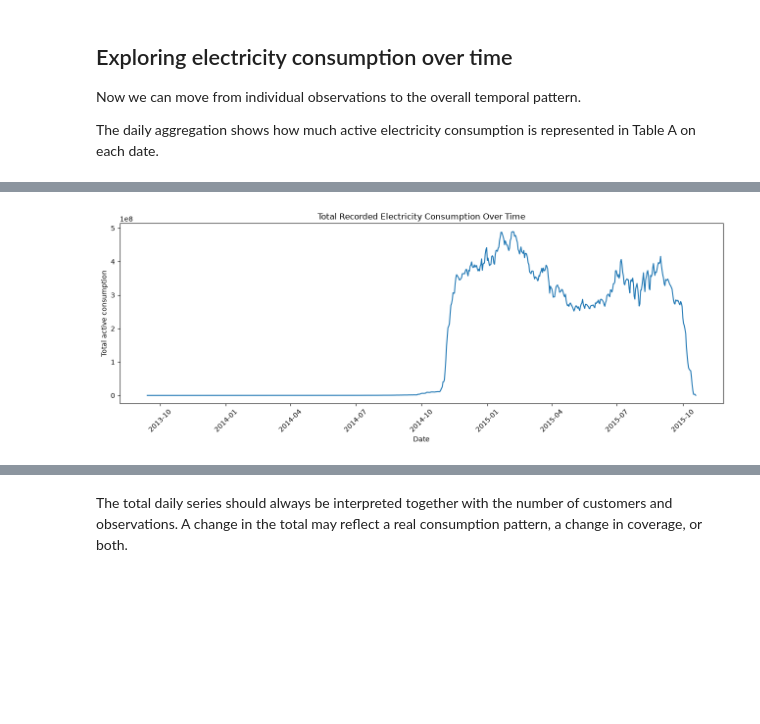
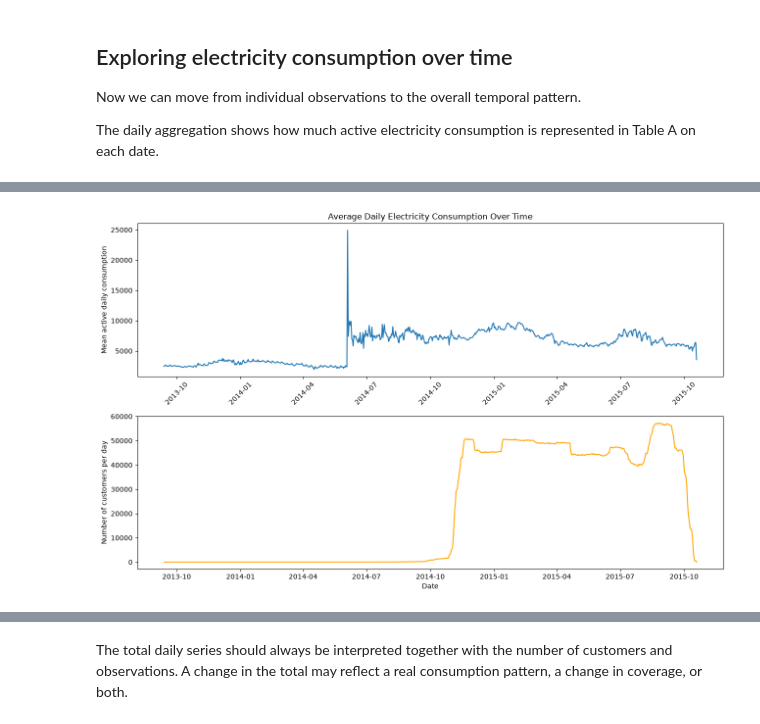
Before and after one commit to reem-naji/potential-fortnight, a Jupyter notebook: notebooks/EDA+basic clustering.ipynb, the cells around one changed output, grey strips where cells are left out. Drawn from its saved outputs; the diff is of its cells as text; code cells hidden in the pictures; blank space fills up the shorter version.

```diff
--- a/notebooks/EDA+basic clustering.ipynb
+++ b/notebooks/EDA+basic clustering.ipynb
@@ -869,0 +958,3 @@ shape: (10, 5)
+# %%
+coordinates = pl.read_csv(r"../BD_MUNICIPIOS-ENTIDADES/DE_MUNICIP_LAT_LONG.csv")
+coordinates.head()
@@ -869,0 +1050,9 @@ shape: (10, 5)
+# %%
+A = A.join(
+    coordinates_clean.lazy(),
+    left_on="MUNICIPALITY",
+    right_on="DE_MUNICIP_org",
+    how="left",
+    suffix="_coords"
+)
+A.head(3).collect()
@@ -869,0 +1066,10 @@ shape: (10, 5)
+# %%
+summer_months = [6, 7, 8, 9, 10]
+A = A.with_columns(
+        pl.when(pl.col("DATE").dt.month().is_in(summer_months))
+        .then(pl.lit("Summer"))
+        .otherwise(pl.lit("Winter"))
+        .alias("Season")
+    )
+
+A.head(3).collect()
@@ -973,14 +1257,23 @@ shape: (5, 5)
 # %%
-plt.figure(figsize=(13, 5))
+plt.figure(figsize=(13, 8))
+plt.subplot(2,1,1)
 plt.plot(
     daily_consumption["DATE"].to_numpy(),
-    daily_consumption["total_consumption"].to_numpy()
+    daily_consumption["mean_consumption"].to_numpy(),
 )
+plt.ylabel("Mean active daily consumption")
+plt.title("Average Daily Electricity Consumption Over Time")
+plt.xticks(rotation=45)
+plt.subplot(2,1,2)
+plt.plot(
+    daily_consumption["DATE"].to_numpy(),
+    daily_consumption["customers"].to_numpy(),
+    c='orange'
+)
+plt.ylabel("Number of customers per day")
+
 plt.xlabel("Date")
-plt.ylabel("Total active consumption")
-plt.title("Total Recorded Electricity Consumption Over Time")
-plt.xticks(rotation=45)
 plt.tight_layout()
 plt.show()
 # %% [output]
-[figure, old version]
+[figure, new version]
```
Also changed, not shown: parts of 118 cells of this notebook.
